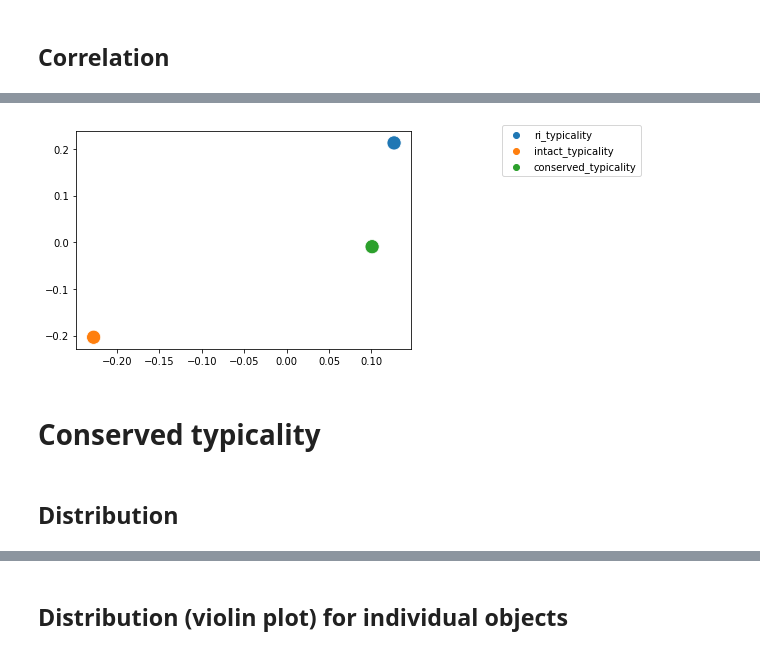
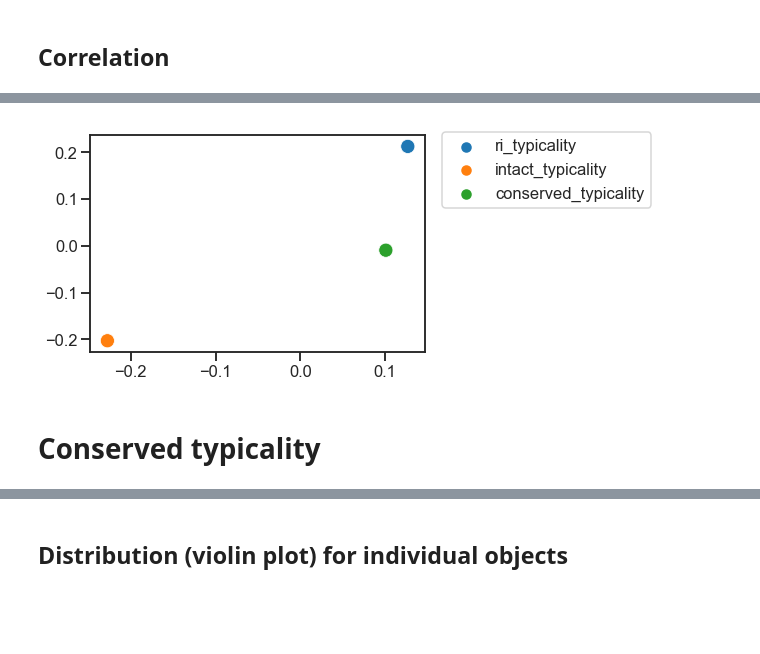
Before and after one commit to oliver-contier/ri_hmax, a Jupyter notebook: codebase/analysis_aloi_typicalities.ipynb, the cells around one changed output, grey strips where cells are left out. Saved outputs shown, nothing was run; the diff lists cells and outputs as text; code cells hidden in the pictures; blank space fills up the shorter version.

```diff
--- a/codebase/analysis_aloi_typicalities.ipynb
+++ b/codebase/analysis_aloi_typicalities.ipynb
@@ -105,0 +92,3 @@ conserved_typicality_z                1.000000
+# %%
+sns.set_context('talk')
+sns.set_style('ticks')
@@ -106,18 +100,17 @@ conserved_typicality_z                1.000000
 # %%
 # quick 2d mds plot for correlation coefficients
+corr_df = df.drop(columns=['intact_typicality', 'ri_typicality', 'conserved_typicality'])
 seed = np.random.RandomState(seed=3)
 mds = manifold.MDS(n_components=2, max_iter=50000, eps=1e-9, random_state=seed,
                    dissimilarity="precomputed", n_jobs=1)
 corr_pos = mds.fit(corr_df.corr()).embedding_
 
 ax = sns.scatterplot(x=corr_pos[:,0], y=corr_pos[:,1],
                 hue=['ri_typicality','intact_typicality','conserved_typicality'],
                 legend='brief', s=200)
 ax.legend(bbox_to_anchor=(1.7, 1.05))
 plt.show()
 # %% [output]
-[figure, old version]
+[figure, new version]
 # %% [markdown]
 # Conserved typicality
-# %% [markdown]
-## Distribution
```
Also changed, not shown: parts of 14 cells of this notebook, 3 other files.
